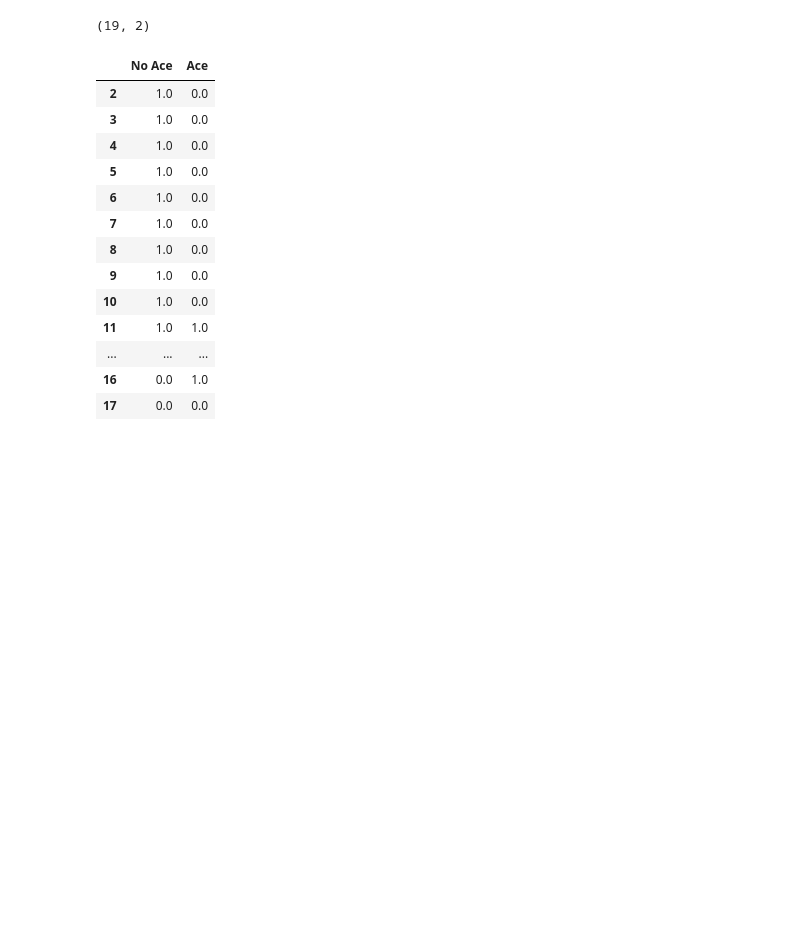
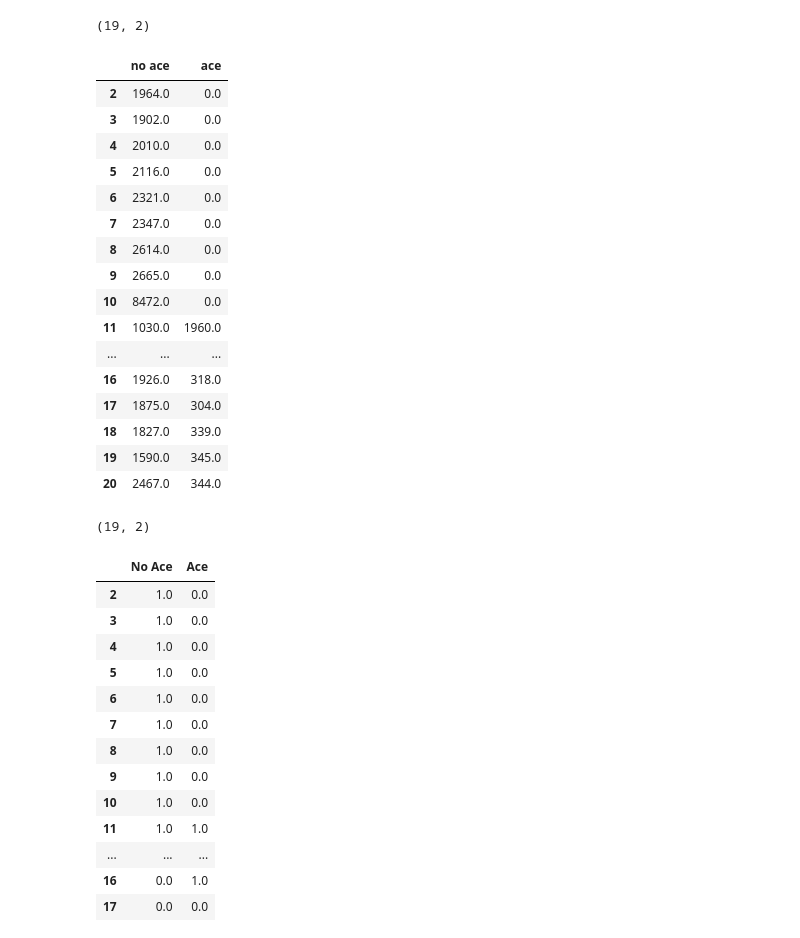
Before and after one commit to michaelgamstonNotts/MLiS_CW2, a Jupyter notebook: Code/visualise_tables.ipynb, the cells around one changed output. Cells and saved outputs as stored; diff of their text form; code cells hidden in the pictures; blank space fills up the shorter version.

```diff
--- a/Code/visualise_tables.ipynb
+++ b/Code/visualise_tables.ipynb
@@ -45,3 +45,37 @@ q_table
+# %%
+track = np.load('trackerson_the_2nd.npy')
+print(track.shape)
+
+tracker_infinite = np.zeros([19,2])
+
+for index_s, state in enumerate(track):
+    for index_p, ace in enumerate(state):
+            tracker_infinite[index_s][index_p] = ace
+
+
+
+
+tracker_infinite_df = pd.DataFrame(tracker_infinite, columns=['no ace', 'ace'], index=np.arange(2,21))
+tracker_infinite_df
+# %% [output]
+(19, 2)
+|  | no ace | ace |
+| 2 | 1964.0 | 0.0 |
+| 3 | 1902.0 | 0.0 |
+| 4 | 2010.0 | 0.0 |
+| 5 | 2116.0 | 0.0 |
+| 6 | 2321.0 | 0.0 |
+| 7 | 2347.0 | 0.0 |
+| 8 | 2614.0 | 0.0 |
+| 9 | 2665.0 | 0.0 |
+| 10 | 8472.0 | 0.0 |
+| 11 | 1030.0 | 1960.0 |
+| ... | ... | ... |
+| 16 | 1926.0 | 318.0 |
+| 17 | 1875.0 | 304.0 |
+| 18 | 1827.0 | 339.0 |
+| 19 | 1590.0 | 345.0 |
+| 20 | 2467.0 | 344.0 |
 # %%
 q_policy = np.load('infinite_policy.npy')
 print(q_policy.shape)
```
Also changed, not shown: parts of 6 cells of this notebook, 3 other files.
